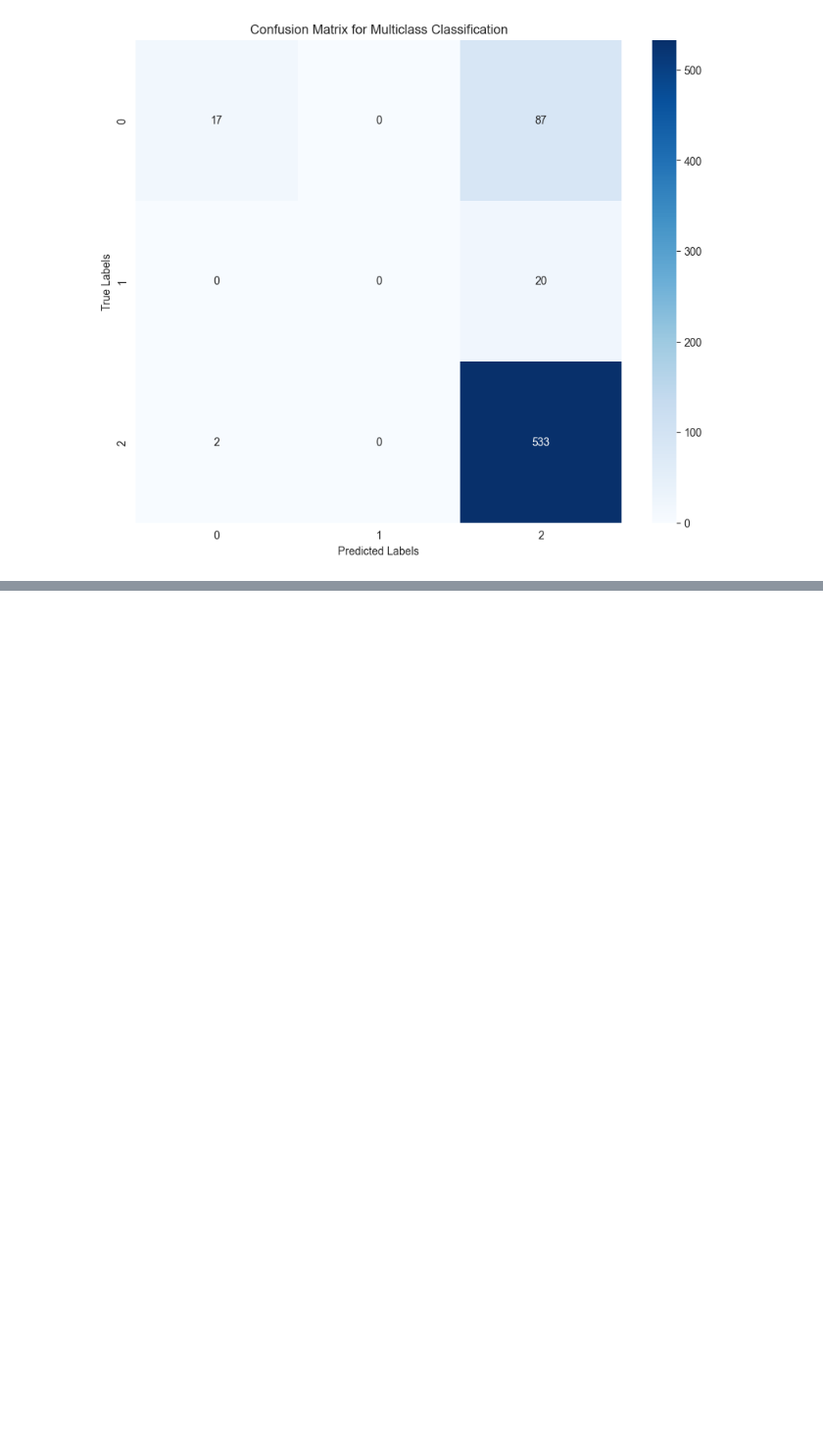
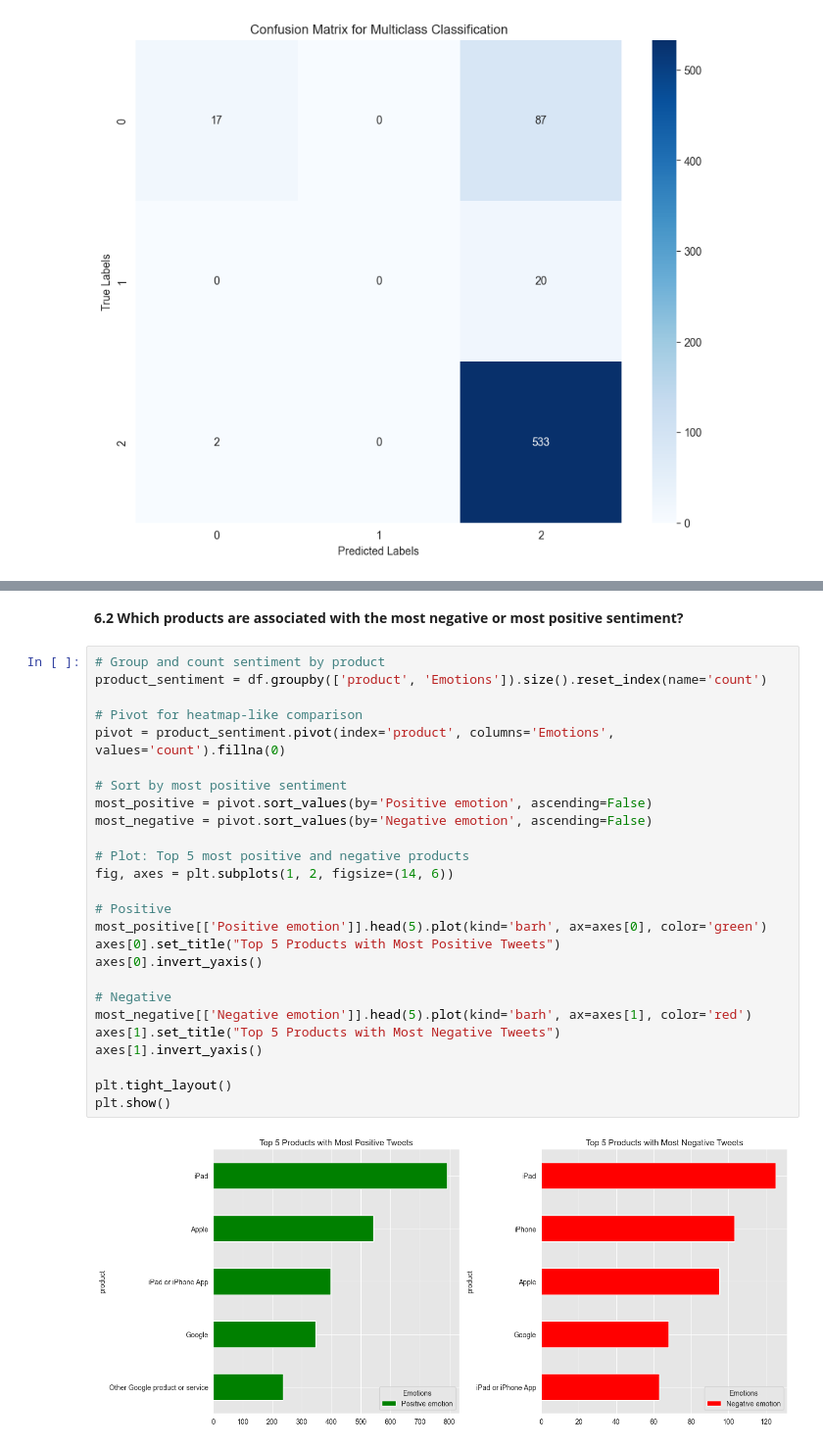
Before and after one commit to JabesGK/PHASE-4-PROJECT_1, a Jupyter notebook: Group3_Phase4_project_final.ipynb, the cells around one changed output, grey strips where cells are left out. Shown: that part at 98% size. Saved outputs shown, nothing was run; the diff lists cells and outputs as text; blank space fills up the shorter version.

```diff
--- a/Group3_Phase4_project_final.ipynb
+++ b/Group3_Phase4_project_final.ipynb
@@ -1126,0 +1254,30 @@ plt.show()
+# %% [markdown]
+**6.2 Which products are associated with the most negative or most positive sentiment?**
+# %%
+# Group and count sentiment by product
+product_sentiment = df.groupby(['product', 'Emotions']).size().reset_index(name='count')
+
+# Pivot for heatmap-like comparison
+pivot = product_sentiment.pivot(index='product', columns='Emotions', values='count').fillna(0)
+
+# Sort by most positive sentiment
+most_positive = pivot.sort_values(by='Positive emotion', ascending=False)
+most_negative = pivot.sort_values(by='Negative emotion', ascending=False)
+
+# Plot: Top 5 most positive and negative products
+fig, axes = plt.subplots(1, 2, figsize=(14, 6))
+
+# Positive
+most_positive[['Positive emotion']].head(5).plot(kind='barh', ax=axes[0], color='green')
+axes[0].set_title("Top 5 Products with Most Positive Tweets")
+axes[0].invert_yaxis()
+
+# Negative
+most_negative[['Negative emotion']].head(5).plot(kind='barh', ax=axes[1], color='red')
+axes[1].set_title("Top 5 Products with Most Negative Tweets")
+axes[1].invert_yaxis()
+
+plt.tight_layout()
+plt.show()
+# %% [output]
+[figure, added]
```
Also changed, not shown: parts of 36 cells of this notebook.
